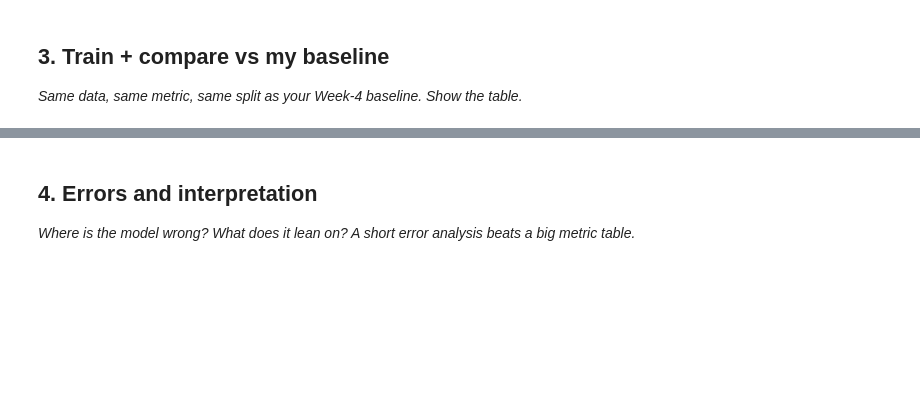
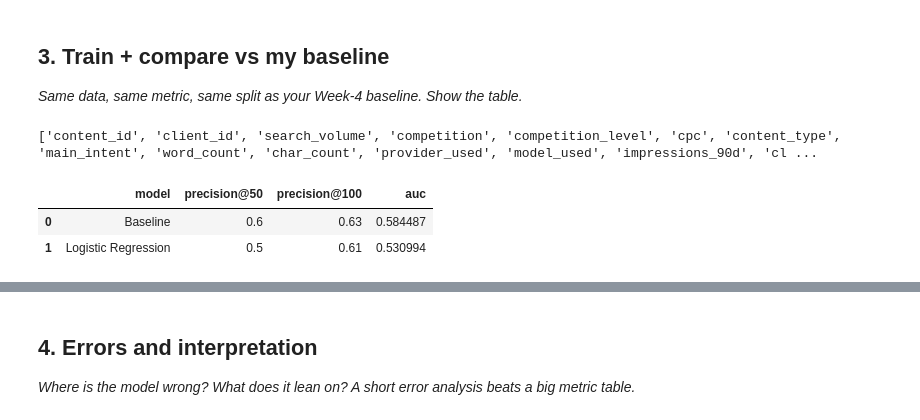
Before and after one commit to DuaaMahar5/FlyRank-internship-ml, a Jupyter notebook: work/notebooks/w05_model.ipynb, the cells around one changed output, grey strips where cells are left out. Saved outputs shown, nothing was run; the diff lists cells and outputs as text; code cells hidden in the pictures; blank space fills up the shorter version.

```diff
--- a/work/notebooks/w05_model.ipynb
+++ b/work/notebooks/w05_model.ipynb
@@ -29,0 +123,48 @@ This skeleton is yours to fill. Work the sections **in order** — each one has
+# %%
+print(test_df.columns.tolist())
+
+# The functions check_stale, check_ctr_gap, score_row and their application to df
+# have been moved to an earlier cell (OpXe7Qhb1aOW) to ensure baseline_score
+# is present in train_df and test_df after the split.
+
+from sklearn.linear_model import LogisticRegression
+from sklearn.preprocessing import StandardScaler
+from sklearn.metrics import roc_auc_score
+import pandas as pd
+
+features = ["days_since_last_update", "avg_position", "ctr", "search_volume"]
+
+X_train = train_df[features].fillna(0)
+y_train = train_df["is_declining_label"]
+X_test = test_df[features].fillna(0)
+y_test = test_df["is_declining_label"]
+
+scaler = StandardScaler()
+X_train_s = scaler.fit_transform(X_train)
+X_test_s = scaler.transform(X_test)
+
+model = LogisticRegression(max_iter=1000, random_state=42)
+model.fit(X_train_s, y_train)
+
+test_df["model_score"] = model.predict_proba(X_test_s)[:, 1]
+
+def precision_at_k(frame, col, k):
+    top = frame.sort_values(col, ascending=False).head(k)
+    return top["is_declining_label"].mean()
+
+results = pd.DataFrame([
+    {"model": "Baseline",
+     "precision@50": precision_at_k(test_df, "baseline_score", 50),
+     "precision@100": precision_at_k(test_df, "baseline_score", 100),
+     "auc": roc_auc_score(y_test, test_df["baseline_score"])},
+    {"model": "Logistic Regression",
+     "precision@50": precision_at_k(test_df, "model_score", 50),
+     "precision@100": precision_at_k(test_df, "model_score", 100),
+     "auc": roc_auc_score(y_test, test_df["model_score"])}
+])
+results
+# %% [output]
+['content_id', 'client_id', 'search_volume', 'competition', 'competition_level', 'cpc', 'content_type', 'main_intent', 'word_count', 'char_count', 'provider_used', 'model_used', 'impressions_90d', 'cl ...
+|  | model | precision@50 | precision@100 | auc |
+| 0 | Baseline | 0.6 | 0.63 | 0.584487 |
+| 1 | Logistic Regression | 0.5 | 0.61 | 0.530994 |
```
Also changed, not shown: parts of 14 cells of this notebook.
